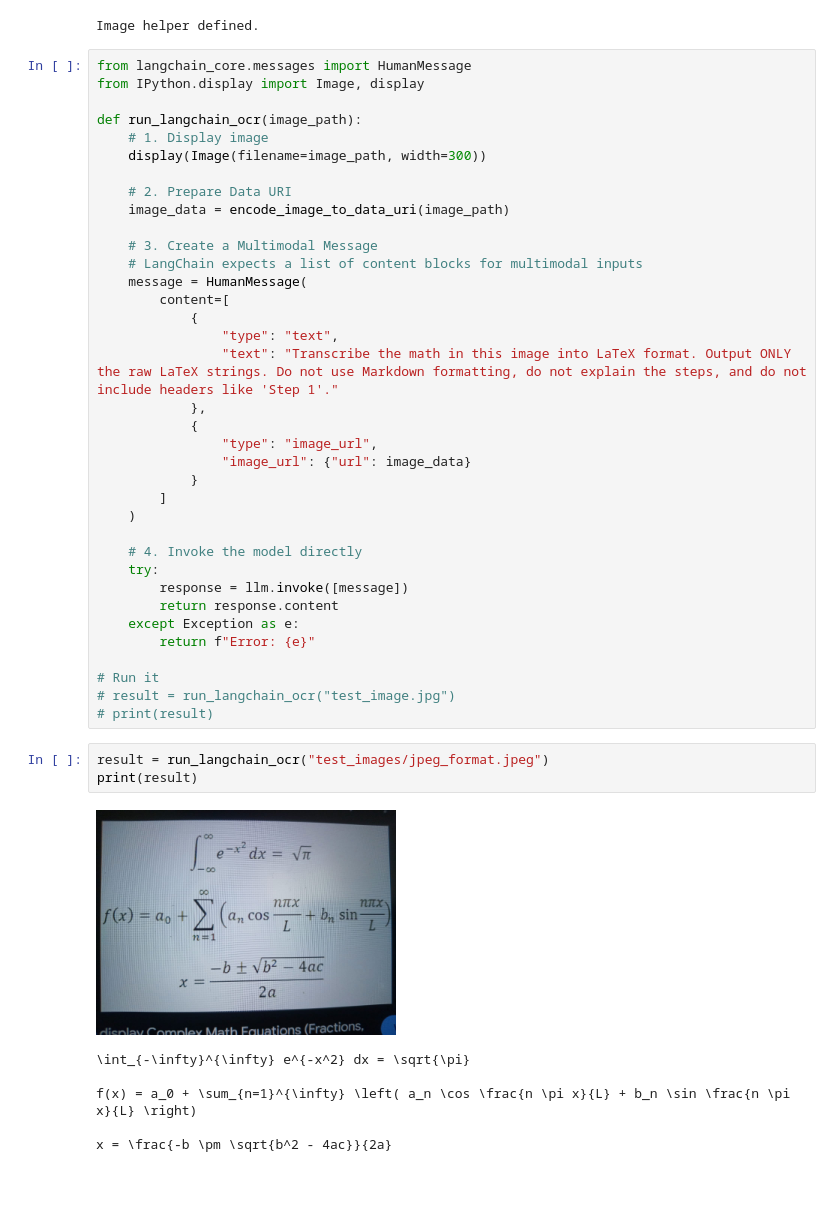
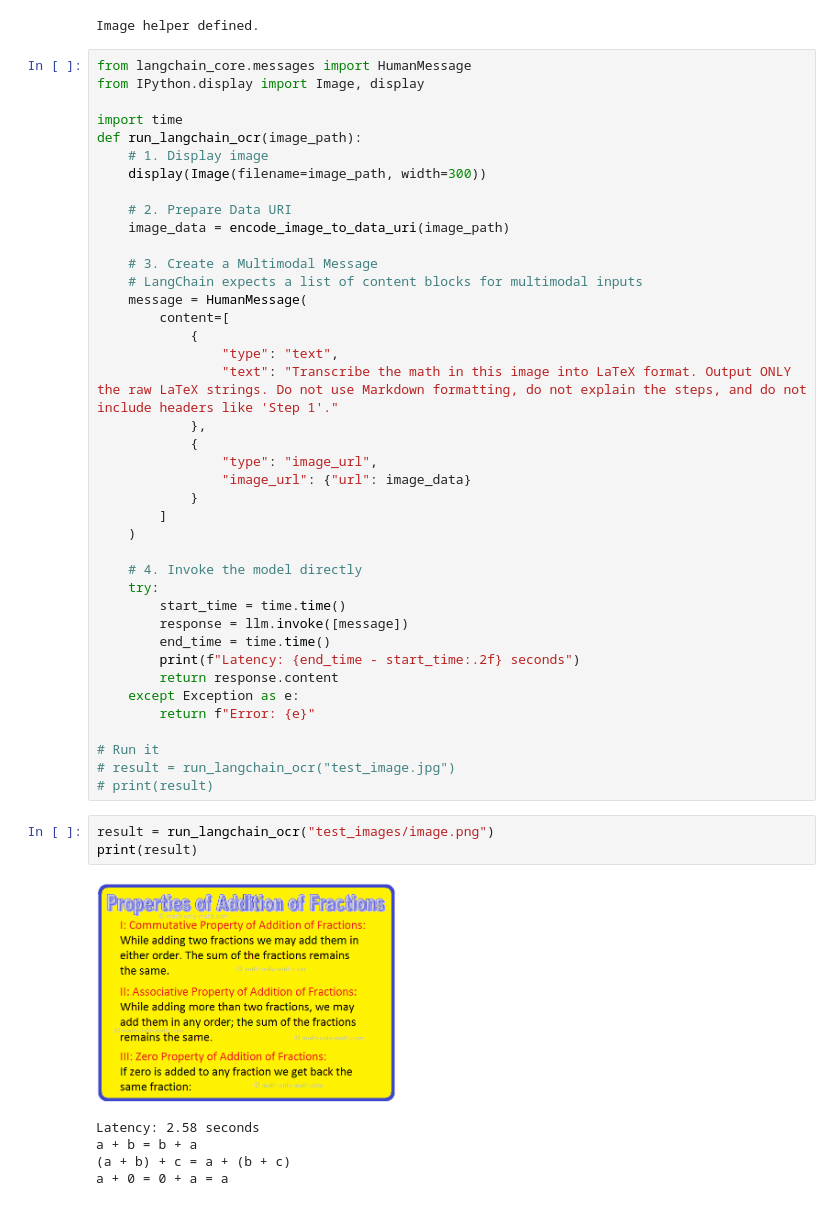
Before and after one commit to aloofzebra03/Maths_Agent, a Jupyter notebook: try_ocr_lang.ipynb, the cells around one changed output. Cells and saved outputs as stored; diff of their text form.

```diff
--- a/try_ocr_lang.ipynb
+++ b/try_ocr_lang.ipynb
@@ -43,6 +43,7 @@ Image helper defined.
 from langchain_core.messages import HumanMessage
 from IPython.display import Image, display
 
+import time
 def run_langchain_ocr(image_path):
     # 1. Display image
     display(Image(filename=image_path, width=300))
@@ -67,7 +68,10 @@ def run_langchain_ocr(image_path):
 
     # 4. Invoke the model directly
     try:
+        start_time = time.time()
         response = llm.invoke([message])
+        end_time = time.time()
+        print(f"Latency: {end_time - start_time:.2f} seconds")
         return response.content
     except Exception as e:
         return f"Error: {e}"
@@ -76,12 +80,11 @@ def run_langchain_ocr(image_path):
 # result = run_langchain_ocr("test_image.jpg")
 # print(result)
 # %%
-result = run_langchain_ocr("test_images/jpeg_format.jpeg")
+result = run_langchain_ocr("test_images/image.png")
 print(result)
 # %% [output]
-[figure, old version]
+[figure, new version]
-\int_{-\infty}^{\infty} e^{-x^2} dx = \sqrt{\pi}
-
-f(x) = a_0 + \sum_{n=1}^{\infty} \left( a_n \cos \frac{n \pi x}{L} + b_n \sin \frac{n \pi x}{L} \right)
-
-x = \frac{-b \pm \sqrt{b^2 - 4ac}}{2a}
+Latency: 2.58 seconds
+a + b = b + a
+(a + b) + c = a + (b + c)
+a + 0 = 0 + a = a
```
Also changed, not shown: parts of 1 cell of this notebook, 7 other files.
